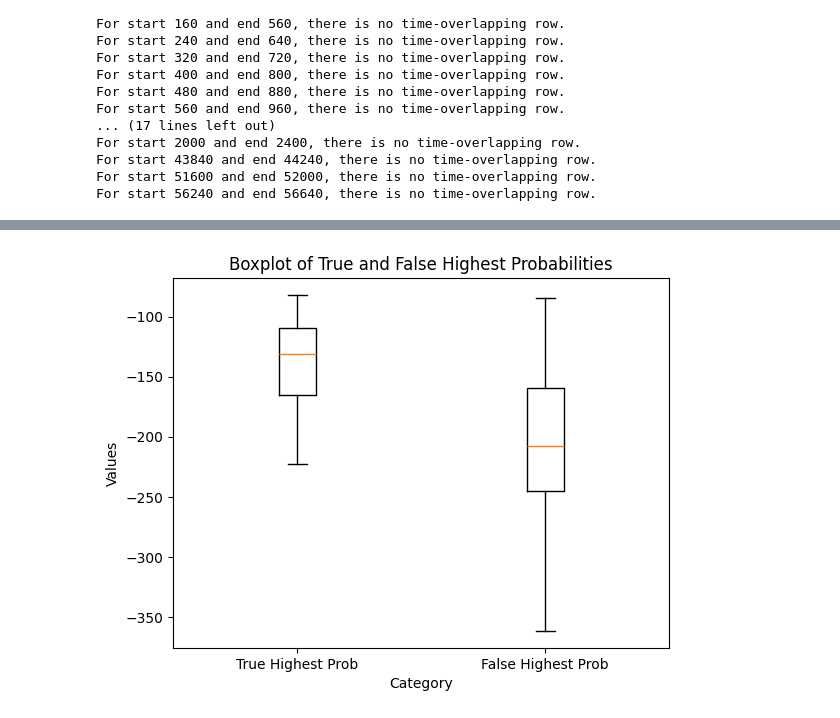
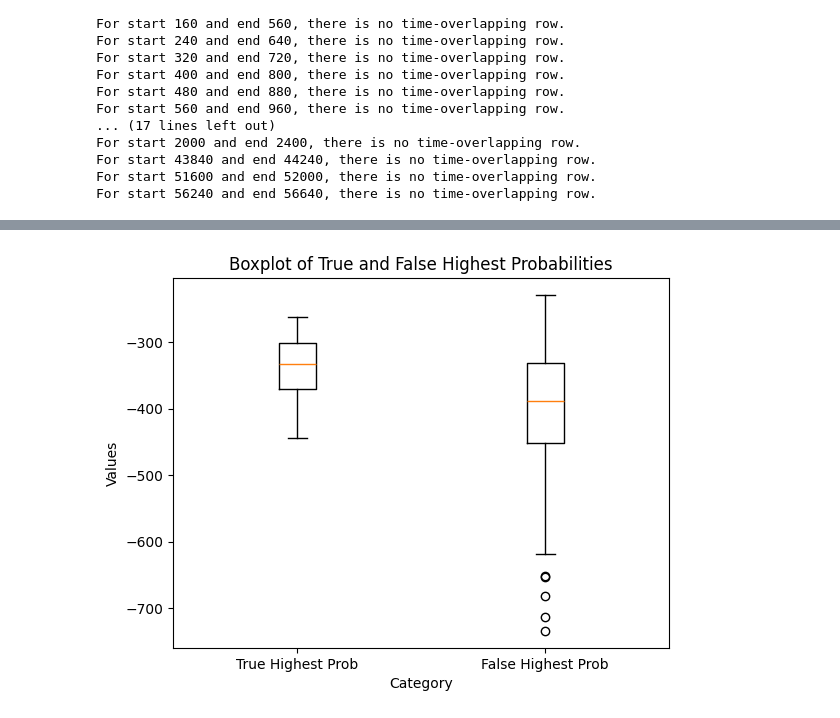
Before and after one commit to jiayan-li/keyword-spotting, a Jupyter notebook: HMM.ipynb, the cells around one changed output, grey strips where cells are left out. Drawn from its saved outputs; the diff is of its cells as text; code cells hidden in the pictures.

```diff
--- a/HMM.ipynb
+++ b/HMM.ipynb
@@ -82,4 +114,4 @@ df_test_torch = get_highest_prob_df(keras_model=False, dataset_type="test")
 # %%
-plot_highest_prob(df_test)
+plot_highest_prob(df_test_torch)
 # %% [output]
-[figure, old version]
+[figure, new version]
```
Also changed, not shown: parts of 5 cells of this notebook.
